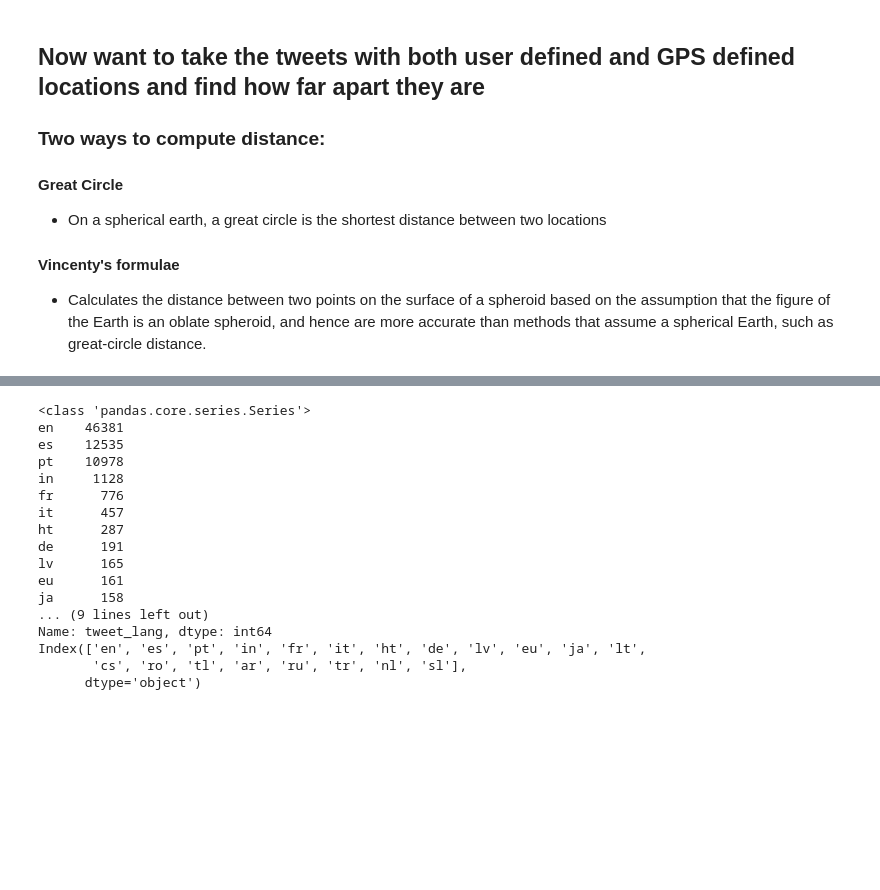
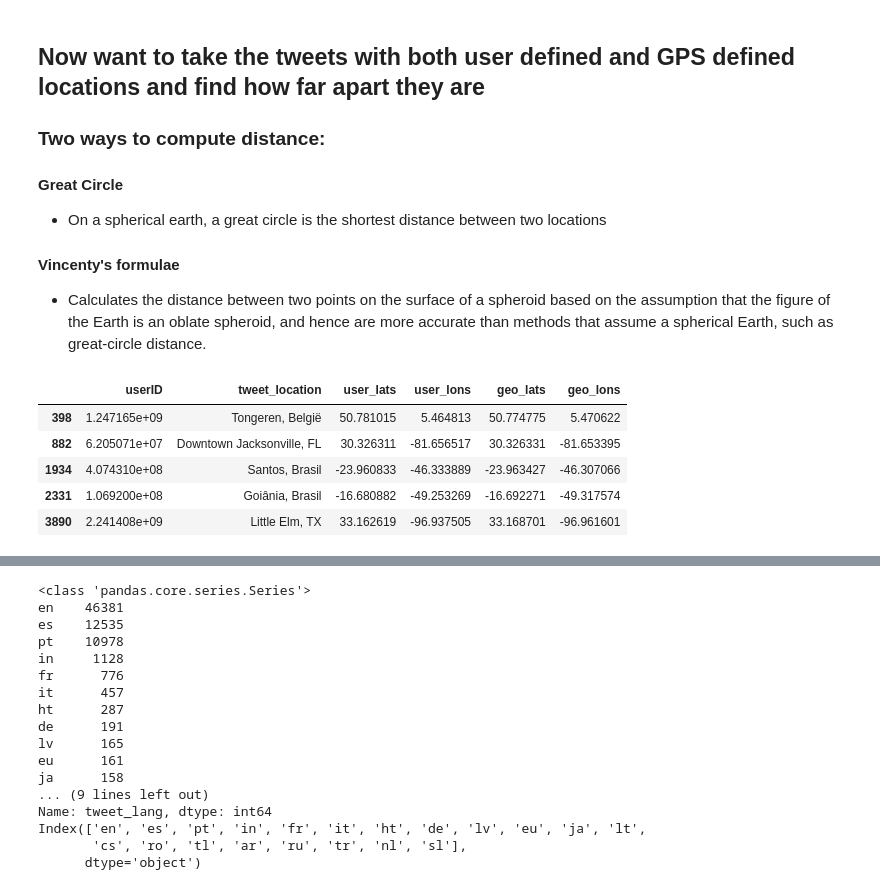
Before and after one commit to gifforda/Python_Twitter_exploration, a Jupyter notebook: notebooks/Process_JSON_tweets.ipynb, the cells around one changed output, grey strips where cells are left out. Saved outputs shown, nothing was run; the diff lists cells and outputs as text; code cells hidden in the pictures; blank space fills up the shorter version.

```diff
--- a/notebooks/Process_JSON_tweets.ipynb
+++ b/notebooks/Process_JSON_tweets.ipynb
@@ -160,7 +160,8 @@ for placeName in tweet_location:
 # Put all the lists into a Data Frame:
 
 tweets_full_dataframe = pd.DataFrame({'userID':user_ID, 'userName':user_userName, 'userScreenName':user_screenName,
-                                      'tweet_location':tweet_location,'user_lats':tweet_loc_lats,'user_lons':tweet_loc_lons,
+                                      'user_profile_location':tweet_location,
+                                      'user_lats':tweet_loc_lats,'user_lons':tweet_loc_lons,
                                       'tweet_country':tweet_country, 'geo_lats':geo_lats, 'geo_lons':geo_lons,
                                       'tweet_time':tweet_time, 'tweet_lang':tweet_lang, 'text':text,
                                       'reply_to_ScreenName':in_reply_to_screen_name})
@@ -264,0 +264,9 @@ from geopy.distance import vincenty
+# %%
+tweets_w_Location.head(5)
+# %% [output]
+|  | userID | tweet_location | user_lats | user_lons | geo_lats | geo_lons |
+| 398 | 1.247165e+09 | Tongeren, België | 50.781015 | 5.464813 | 50.774775 | 5.470622 |
+| 882 | 6.205071e+07 | Downtown Jacksonville, FL | 30.326311 | -81.656517 | 30.326331 | -81.653395 |
+| 1934 | 4.074310e+08 | Santos, Brasil | -23.960833 | -46.333889 | -23.963427 | -46.307066 |
+| 2331 | 1.069200e+08 | Goiânia, Brasil | -16.680882 | -49.253269 | -16.692271 | -49.317574 |
+| 3890 | 2.241408e+09 | Little Elm, TX | 33.162619 | -96.937505 | 33.168701 | -96.961601 |
```
Also changed, not shown: parts of 5 cells of this notebook.
